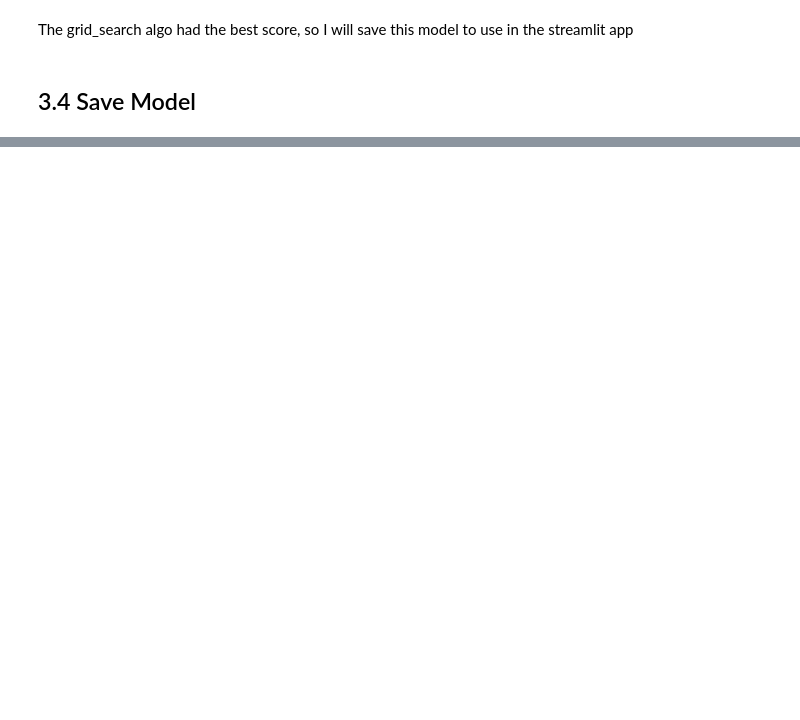
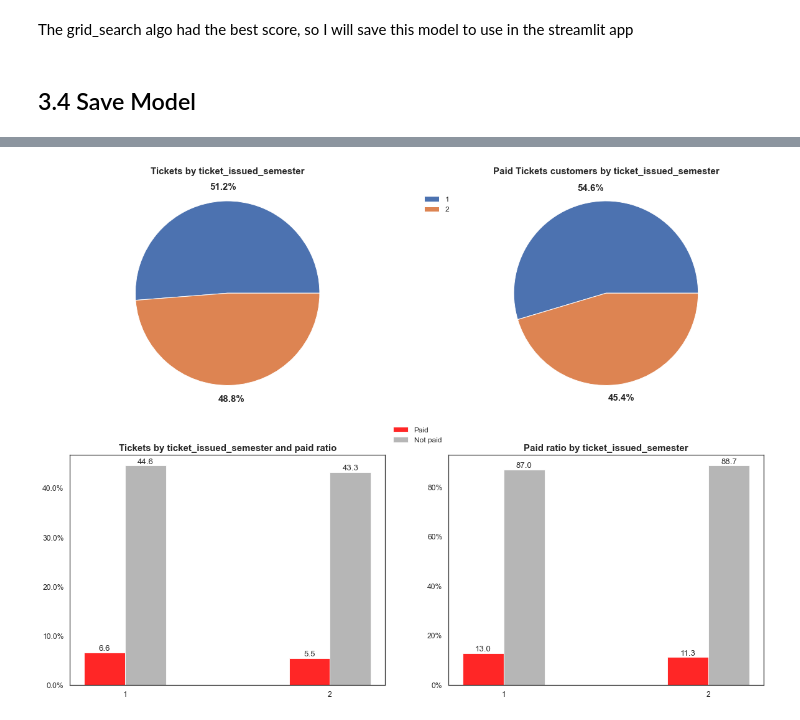
Before and after one commit to henriqueumeda/Property-Maintenance-Blight-Ticket-Fines, a Jupyter notebook: Property Maintenance Blight Ticket Fines.ipynb, the cells around one changed output, grey strips where cells are left out. Saved outputs shown, nothing was run; the diff lists cells and outputs as text; code cells hidden in the pictures; blank space fills up the shorter version.

```diff
--- a/Property Maintenance Blight Ticket Fines.ipynb
+++ b/Property Maintenance Blight Ticket Fines.ipynb
@@ -1655,0 +1847,5 @@ jb.dump(scaler,"model/scaler_blight_ticket.pk;.z")
+# %%
+ticket_issued_semester_ticks = [1,2]
+generate_cate_chart_dashboard(df_pay, 'ticket_issued_semester', ticket_issued_semester_ticks, ticket_issued_semester_ticks, bar_legend_pos=(0,1.15))
+# %% [output]
+[figure, added]
```
Also changed, not shown: parts of 128 cells of this notebook, 26 other files.
